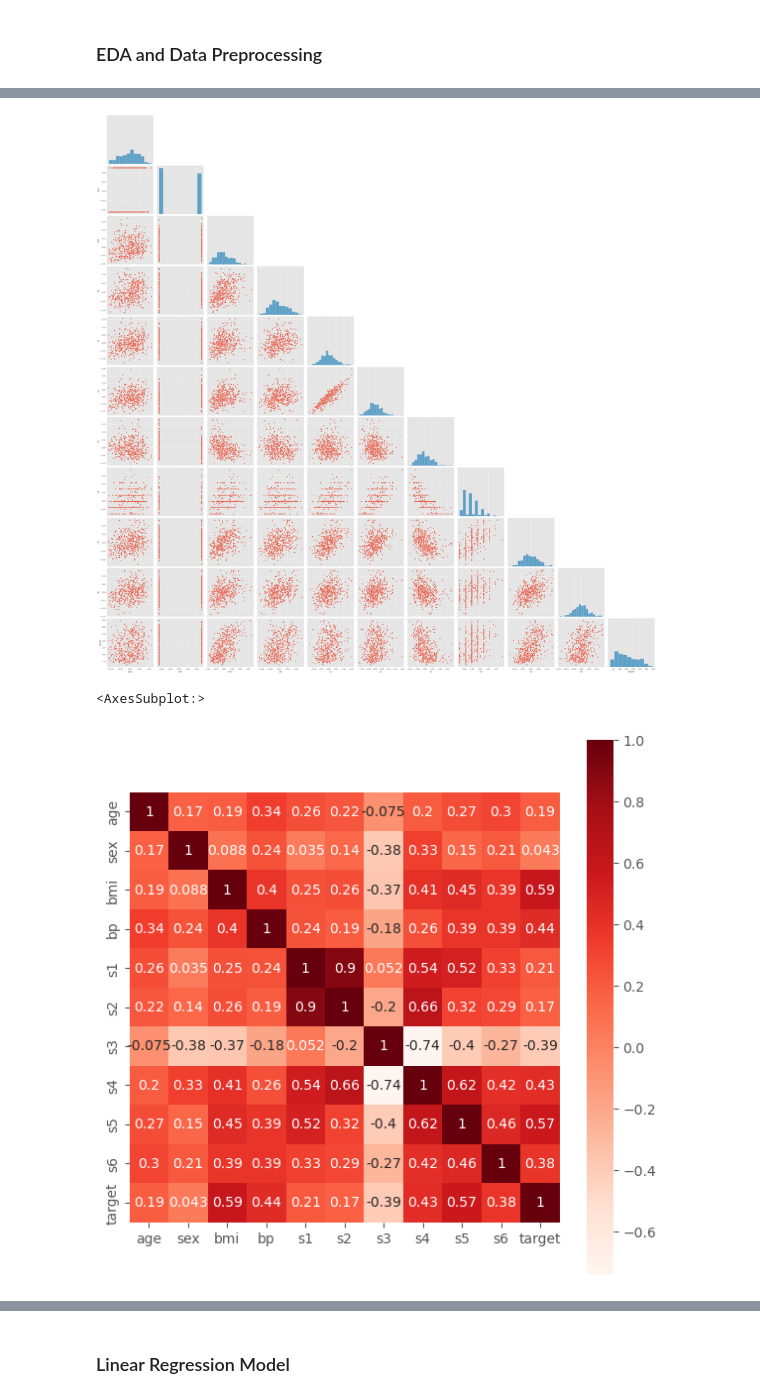
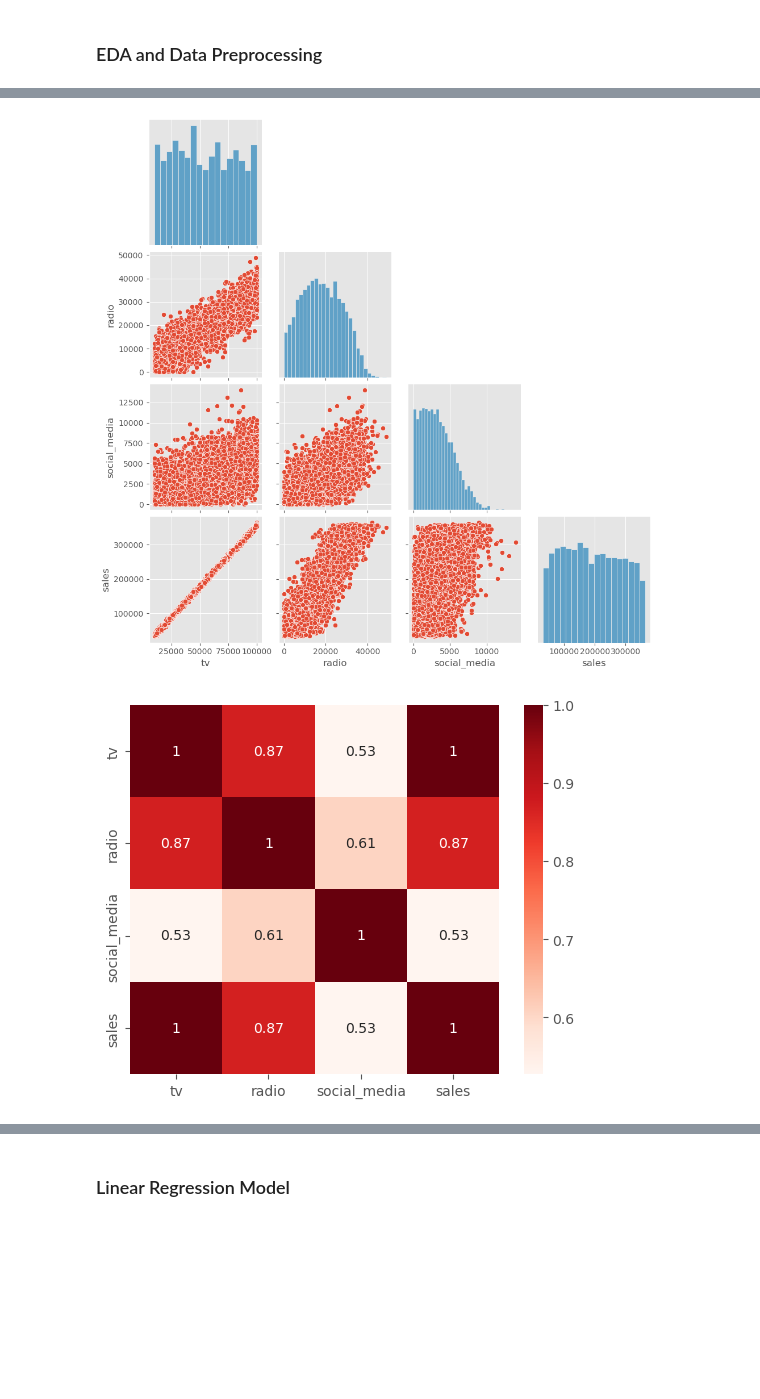
Before and after one commit to JacobJ215/ML-Guide-Code-Examples, a Jupyter notebook: regularization.ipynb, the cells around one changed output, grey strips where cells are left out. Cells and saved outputs as stored; diff of their text form; code cells hidden in the pictures; blank space fills up the shorter version.

```diff
--- a/regularization.ipynb
+++ b/regularization.ipynb
@@ -66,0 +20,6 @@ diabetes_df.head()
+# %%
+# Read in data
+df = pd.read_csv('Data/advertising_and_sales_clean.csv')
+
+# Preview Features
+df.head()
@@ -104,13 +64,12 @@ diabetes_df.describe()
 # %%
 # Plot pairplot to visualize ditrubutions
-sns.pairplot(diabetes_df, corner=True, height=4)
+sns.pairplot(df, corner=True)
 plt.show()
 # %% [output]
-[figure, old version]
+[figure, new version]
 # %%
 # Plot correlation matrix to find the relationship between our target and feature variables
-plt.figure(figsize=(7, 7))
-sns.heatmap(diabetes_df.corr(), annot=True, square=True, cmap='Reds')
+sns.heatmap(df.corr(), annot=True, square=True, cmap='Reds')
+plt.show()
 # %% [output]
-<AxesSubplot:>
-[figure, old version]
+[figure, new version]
```
Also changed, not shown: parts of 42 cells of this notebook.
